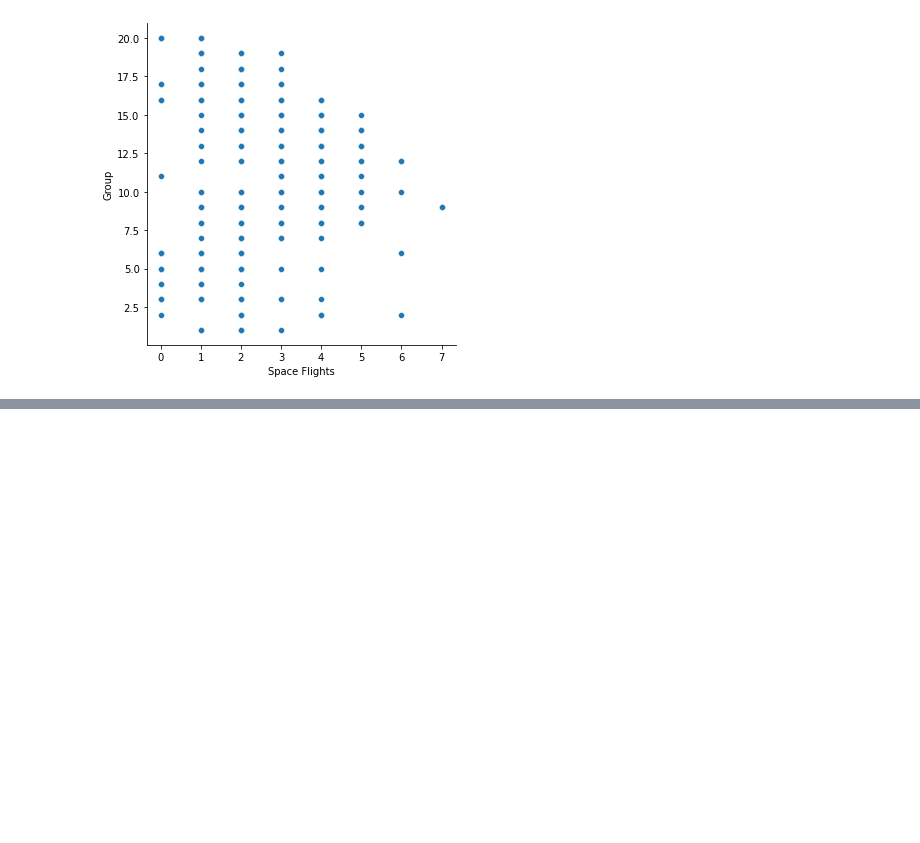
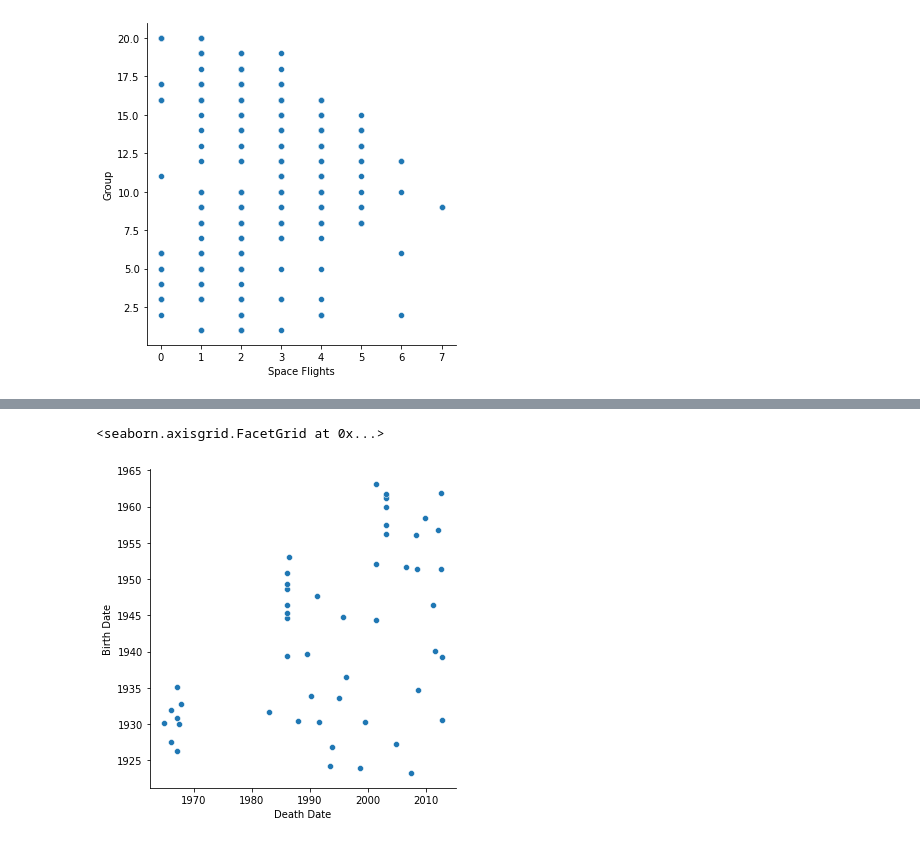
Before and after one commit to noroyEtienne/Python_EDA, a Jupyter notebook: Astronauts_exercice_facultatif/astronauts.ipynb, the cells around one changed output, grey strips where cells are left out. Saved outputs shown, nothing was run; the diff lists cells and outputs as text; code cells hidden in the pictures; blank space fills up the shorter version.

```diff
--- a/Astronauts_exercice_facultatif/astronauts.ipynb
+++ b/Astronauts_exercice_facultatif/astronauts.ipynb
@@ -31,0 +42,7 @@ sns.relplot(x="Space Flights", y="Group", data=astronauts)
+# %%
+astronauts["Death Date"]= pd.to_datetime(astronauts["Death Date"])
+astronauts["Birth Date"]= pd.to_datetime(astronauts["Birth Date"])
+sns.relplot(x="Death Date", y="Birth Date", data=astronauts)
+# %% [output]
+<seaborn.axisgrid.FacetGrid at 0x...>
+[figure, added]
```
Also changed, not shown: parts of 3 cells of this notebook, 1 other file.
